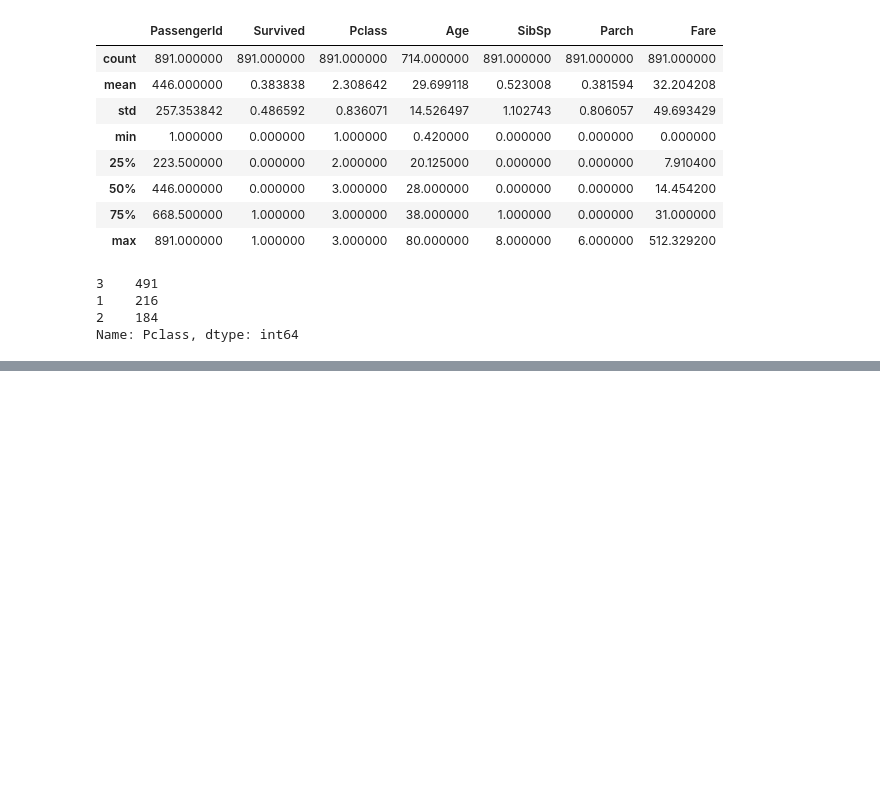
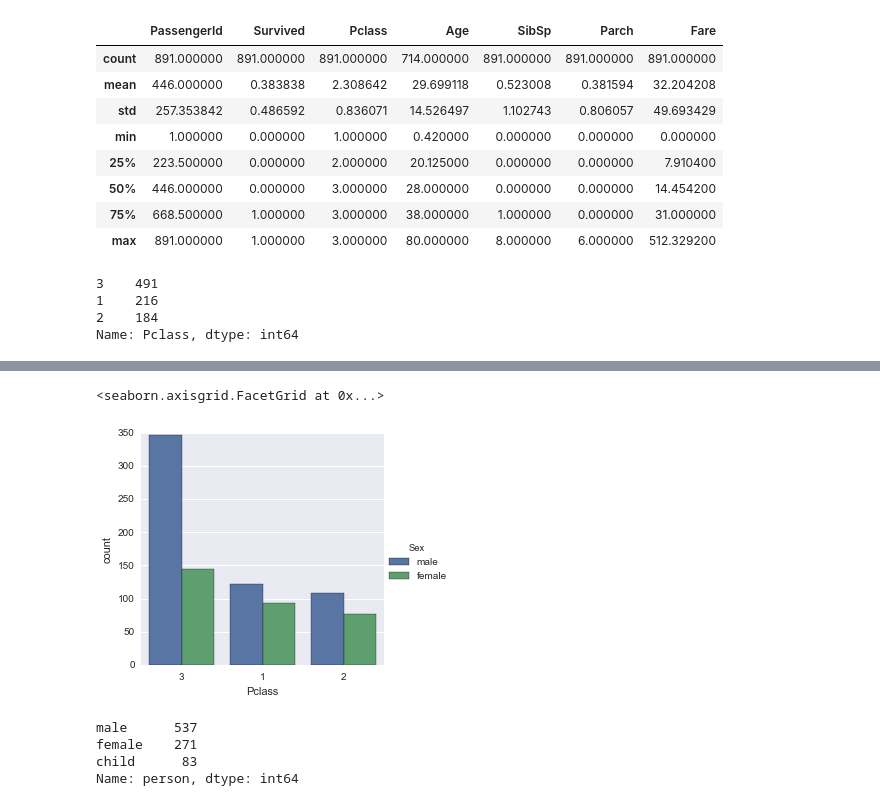
Before and after one commit to ruslana-d/Titanic, a Jupyter notebook: titanic_exploratory.ipynb, the cells around one changed output, grey strips where cells are left out. Cells and saved outputs as stored; diff of their text form; code cells hidden in the pictures; blank space fills up the shorter version.

```diff
--- a/titanic_exploratory.ipynb
+++ b/titanic_exploratory.ipynb
@@ -83,0 +105,5 @@ Name: Pclass, dtype: int64
+# %%
+sns.factorplot('Pclass', data=train, kind='count', hue='Sex')
+# %% [output]
+<seaborn.axisgrid.FacetGrid at 0x...>
+[figure, added]
@@ -83,0 +120,7 @@ Name: Pclass, dtype: int64
+# %%
+train['person'].value_counts()
+# %% [output]
+male      537
+female    271
+child      83
+Name: person, dtype: int64
```
Also changed, not shown: parts of 37 cells of this notebook.
